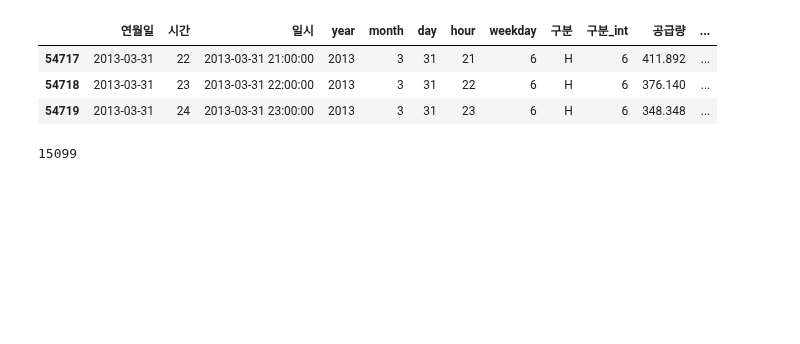
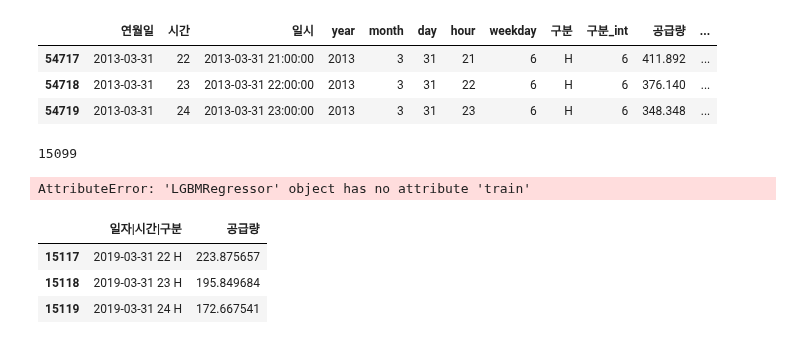
Before and after one commit to city1616/LikeLion_AI_SCHOOL_13th, a Jupyter notebook: 팀 프로젝트 - 멋쟁이 수정처럼/CODE/test.ipynb, the cells around one changed output. Cells and saved outputs as stored; diff of their text form; code cells hidden in the pictures; blank space fills up the shorter version.

```diff
--- a/팀 프로젝트 - 멋쟁이 수정처럼/CODE/test.ipynb
+++ b/팀 프로젝트 - 멋쟁이 수정처럼/CODE/test.ipynb
@@ -438,3 +438,50 @@ train_data.loc[54717:54719]
 2157 * 7
 # %% [output]
 15099
+# %%
+sel = ['year', 'month', 'day', 'hour', 'weekday', "구분_int", '기온(°C)']
+X = train_data[sel]
+y = train_data['공급량']
+X_train, X_test, y_train, y_test = train_test_split(X, y,
+                                                    test_size = 0.2,
+                                                   random_state=42)
+
+hyperparameters = {'boosting_type': 'gbdt',
+                   'colsample_bytree': 0.7250136792694301,
+                   'is_unbalance': False,
+                   'learning_rate': 0.013227664889528229,
+                   'min_child_samples': 20,
+                   'num_leaves': 56,
+                   'reg_alpha': 0.7543896477745794,
+                   'reg_lambda': 0.07152751159655985,
+                   'subsample_for_bin': 240000,
+                   'subsample': 0.5233384321711397,
+                   'n_estimators': 2000}
+
+model = lgb.LGBMRegressor(**hyperparameters).fit(X_train, y_train)
+pred = model.predict(X_test)
+train_mse = mean_squared_error(y_test, pred)
+print("MSE : ", train_mse)
+# print("Training score : ", lgb.score(X_train, y_train))
+# print("accuracy Score : {}".format(accuracy_score(y_test, pred)))
+# print("ROC-AUC Score : {}".format(roc_auc_score(y_test, pred)))
+
+# cross_val = cross_val_score(model, val_x, val_y, cv = 5,
+#                            scoring = "neg_mean_squared_error")
+# print("cross validation :", cross_val)
+submission = pd.read_csv('../CSV/가스공급량 수요예측 모델개발 data/sample_submission.csv')
+
+test_x = pred_test[sel]
+
+preds = model.predict(test_x)
+submission['공급량'] = preds
+# submission.to_csv("../CSV/Submission/7_columns_lightgbm_model.csv", index = False)
+# %% [output]
+AttributeError: 'LGBMRegressor' object has no attribute 'train'
+# %%
+submission.tail(3)
+# %% [output]
+|  | 일자|시간|구분 | 공급량 |
+| 15117 | 2019-03-31 22 H | 223.875657 |
+| 15118 | 2019-03-31 23 H | 195.849684 |
+| 15119 | 2019-03-31 24 H | 172.667541 |
```
Also changed, not shown: parts of 2 cells of this notebook.
